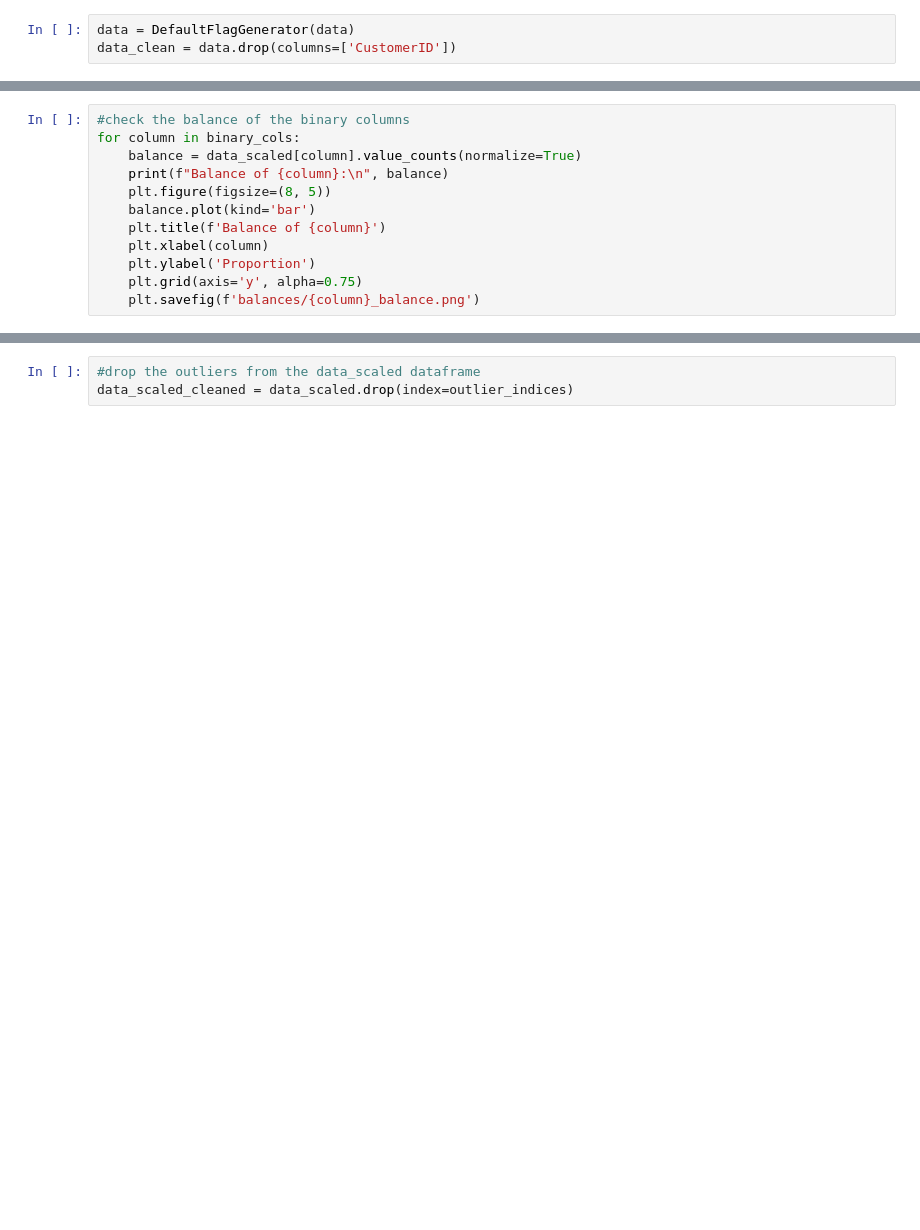
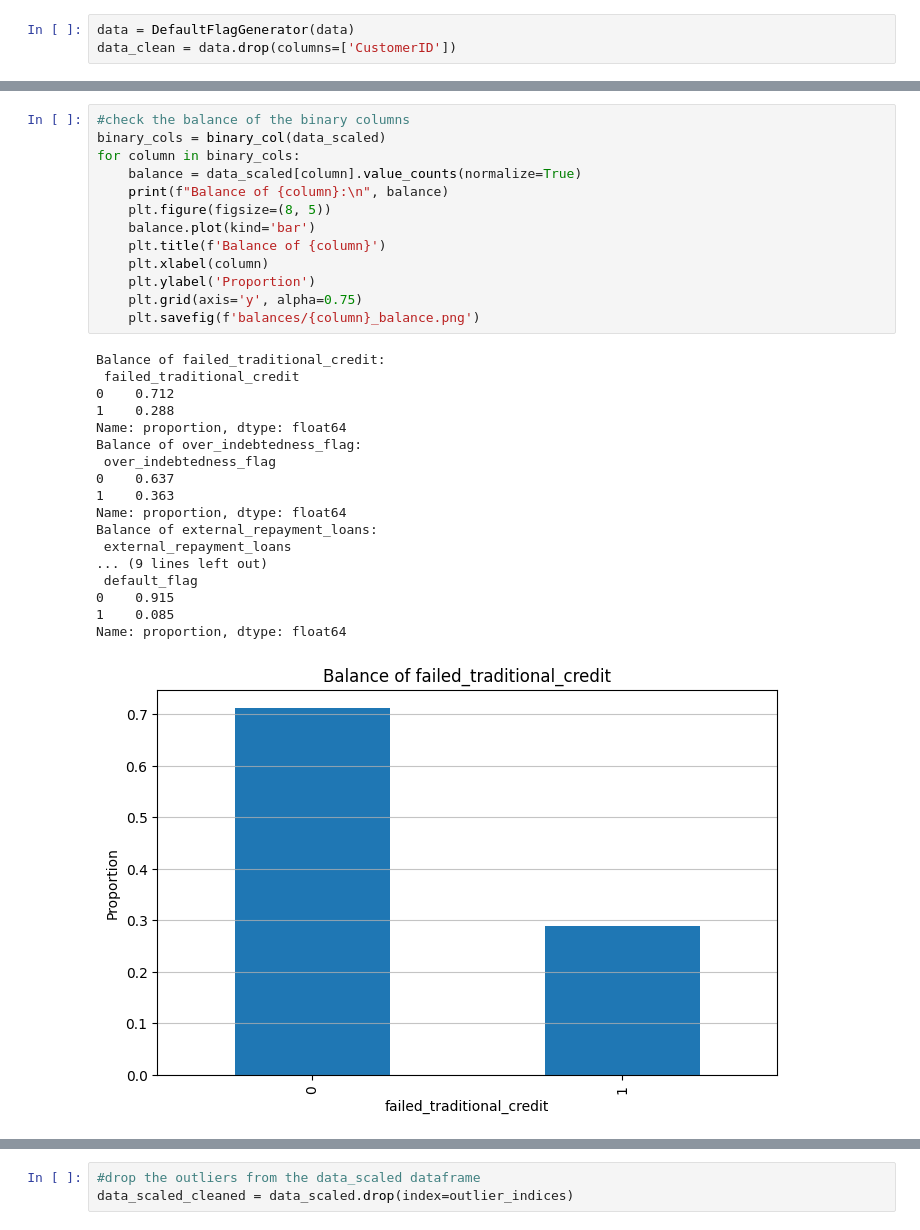
Before and after one commit to IsmailZei/Credit-Risk-Models-in-BNPL, a Jupyter notebook: test.ipynb, the cells around one changed output, grey strips where cells are left out. Drawn from its saved outputs; the diff is of its cells as text; blank space fills up the shorter version.

```diff
--- a/test.ipynb
+++ b/test.ipynb
@@ -93,12 +178,32 @@ for column in continuous_cols:
 # %%
 #check the balance of the binary columns
+binary_cols = binary_col(data_scaled)
 for column in binary_cols:
     balance = data_scaled[column].value_counts(normalize=True)
     print(f"Balance of {column}:\n", balance)
     plt.figure(figsize=(8, 5))
     balance.plot(kind='bar')
     plt.title(f'Balance of {column}')
     plt.xlabel(column)
     plt.ylabel('Proportion')
     plt.grid(axis='y', alpha=0.75)
     plt.savefig(f'balances/{column}_balance.png')
+# %% [output]
+Balance of failed_traditional_credit:
+ failed_traditional_credit
+0    0.712
+1    0.288
+Name: proportion, dtype: float64
+Balance of over_indebtedness_flag:
+ over_indebtedness_flag
+0    0.637
+1    0.363
+Name: proportion, dtype: float64
+Balance of external_repayment_loans:
+ external_repayment_loans
+... (9 lines left out)
+ default_flag
+0    0.915
+1    0.085
+Name: proportion, dtype: float64
+[figure, added]
```
Also changed, not shown: parts of 32 cells of this notebook, 7 other files.
